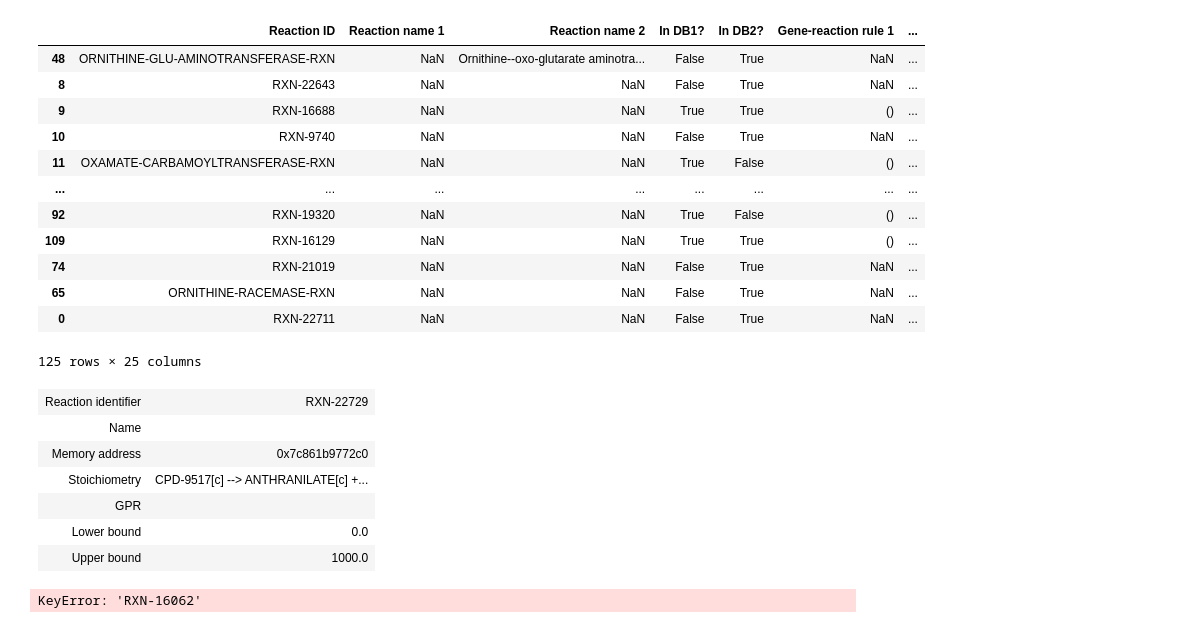
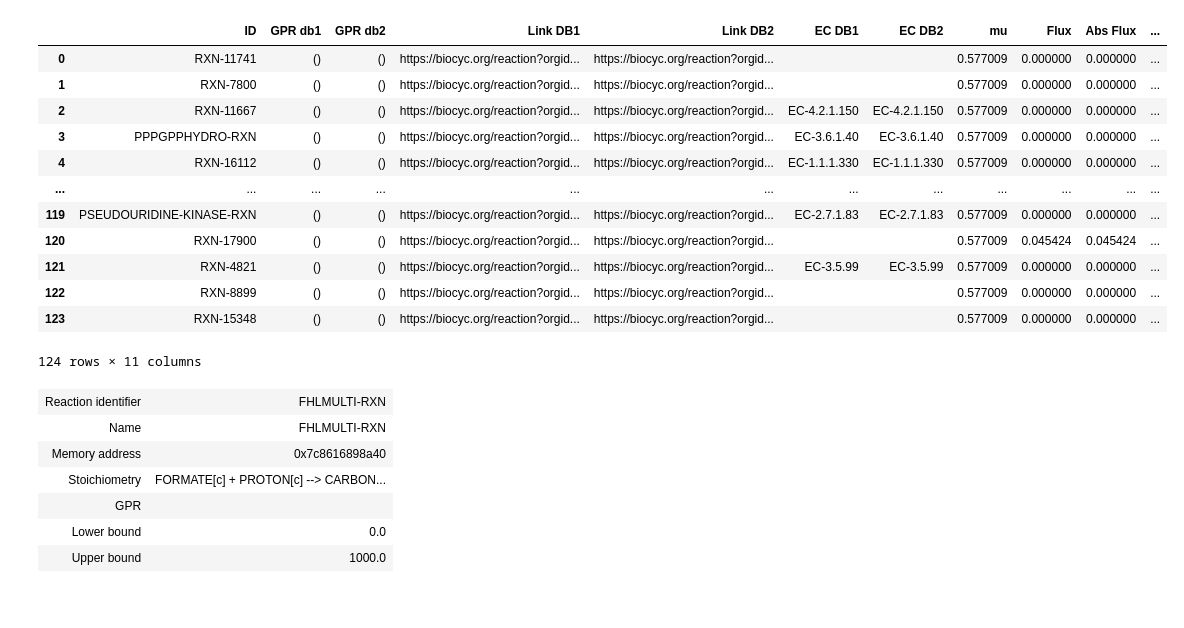
Before and after one commit to C-CoMP-STC/rpom-fba, a Jupyter notebook: notebooks/gap_filling_detection.ipynb, the cells around one changed output. Cells and saved outputs as stored; diff of their text form; code cells hidden in the pictures.

```diff
--- a/notebooks/gap_filling_detection.ipynb
+++ b/notebooks/gap_filling_detection.ipynb
@@ -82,3 +78,15 @@ gap_filled_in_model
+# %%
+# Filter to reactions that are
+# 1) in the model, and
+# 2) with no genes in either DB.
+
+all_gprs = gprs1.merge(gprs2, left_on="ID", right_on="ID", suffixes=[" db1", " db2"], how="outer")
+gprs_in_model = all_gprs[[rxnid in model.reactions for rxnid in all_gprs["ID"]]]
+
+gap_filled_in_model = gprs_in_model[[
+    (pd.isna(gpr1) or gpr1 == "()") and (pd.isna(gpr2) or gpr2 == "()")
+    for _, (_, gpr1, gpr2) in gprs_in_model.iterrows()
+]]
 # %%
 # Rank by growth impact of deletion on glucose growth
 with model:
@@ -87,7 +95,7 @@ with model:
     baseline_mu = model.optimize()
 
     growth_rates = {}
-    for rxn in gap_filled_in_model["Reaction ID"]:
+    for rxn in gap_filled_in_model["ID"]:
         with model:
             model.reactions.get_by_id(rxn).bounds = (0.,0.)
             growth_rates[rxn] = model.optimize().objective_value
@@ -108,36 +116,48 @@ ax.hist(growth_rates.values(), bins=20)
 # %%
 result = gap_filled_in_model.copy()
+
+# Links to biocyc
+result = result.merge(pd.DataFrame([
+    {"ID": rxnid,
+     "Link DB1": f"https://biocyc.org/reaction?orgid=RUEGERIA_POMEROYI_DSS3&id={rxnid}",
+     "Link DB2" : f"https://biocyc.org/reaction?orgid=GCF_000011965&id={rxnid}"}
+    for rxnid in result["ID"]]),
+    left_on="ID", right_on="ID")
+
+# EC numbers
+result = result.merge(ec_db1, on="ID").merge(ec_db2, on="ID")
+
+# Model data
 result = result.merge(pd.DataFrame([{"ID" : rxn, "mu" : mu} for rxn, mu in growth_rates.items()]),
-             left_on="Reaction ID", right_on="ID")
-result["Flux"] = [baseline_mu[rxn] for rxn in result["Reaction ID"]]
+             left_on="ID", right_on="ID")
+result["Flux"] = [baseline_mu[rxn] for rxn in result["ID"]]
 result["Abs Flux"] = result["Flux"].abs()
 result["Fold-Change"] = result["mu"] / baseline_mu.objective_value
 result.sort_values("Abs Flux", ascending=False).sort_values("Fold-Change")
+
+
+result
 # %% [output]
-|  | Reaction ID | Reaction name 1 | Reaction name 2 | In DB1? | In DB2? | Gene-reaction rule 1 | ... |
-| 48 | ORNITHINE-GLU-AMINOTRANSFERASE-RXN | NaN | Ornithine--oxo-glutarate aminotra... | False | True | NaN | ... |
-| 8 | RXN-22643 | NaN | NaN | False | True | NaN | ... |
-| 9 | RXN-16688 | NaN | NaN | True | True | () | ... |
-| 10 | RXN-9740 | NaN | NaN | False | True | NaN | ... |
-| 11 | OXAMATE-CARBAMOYLTRANSFERASE-RXN | NaN | NaN | True | False | () | ... |
-| ... | ... | ... | ... | ... | ... | ... | ... |
-| 92 | RXN-19320 | NaN | NaN | True | False | () | ... |
-| 109 | RXN-16129 | NaN | NaN | True | True | () | ... |
-| 74 | RXN-21019 | NaN | NaN | False | True | NaN | ... |
-| 65 | ORNITHINE-RACEMASE-RXN | NaN | NaN | False | True | NaN | ... |
-| 0 | RXN-22711 | NaN | NaN | False | True | NaN | ... |
+|  | ID | GPR db1 | GPR db2 | Link DB1 | Link DB2 | EC DB1 | EC DB2 | mu | Flux | Abs Flux | ... |
+| 0 | RXN-11741 | () | () | https://biocyc.org/reaction?orgid... | https://biocyc.org/reaction?orgid... |  |  | 0.577009 | 0.000000 | 0.000000 | ... |
+| 1 | RXN-7800 | () | () | https://biocyc.org/reaction?orgid... | https://biocyc.org/reaction?orgid... |  |  | 0.577009 | 0.000000 | 0.000000 | ... |
+| 2 | RXN-11667 | () | () | https://biocyc.org/reaction?orgid... | https://biocyc.org/reaction?orgid... | EC-4.2.1.150 | EC-4.2.1.150 | 0.577009 | 0.000000 | 0.000000 | ... |
+| 3 | PPPGPPHYDRO-RXN | () | () | https://biocyc.org/reaction?orgid... | https://biocyc.org/reaction?orgid... | EC-3.6.1.40 | EC-3.6.1.40 | 0.577009 | 0.000000 | 0.000000 | ... |
+| 4 | RXN-16112 | () | () | https://biocyc.org/reaction?orgid... | https://biocyc.org/reaction?orgid... | EC-1.1.1.330 | EC-1.1.1.330 | 0.577009 | 0.000000 | 0.000000 | ... |
+| ... | ... | ... | ... | ... | ... | ... | ... | ... | ... | ... | ... |
+| 119 | PSEUDOURIDINE-KINASE-RXN | () | () | https://biocyc.org/reaction?orgid... | https://biocyc.org/reaction?orgid... | EC-2.7.1.83 | EC-2.7.1.83 | 0.577009 | 0.000000 | 0.000000 | ... |
+| 120 | RXN-17900 | () | () | https://biocyc.org/reaction?orgid... | https://biocyc.org/reaction?orgid... |  |  | 0.577009 | 0.045424 | 0.045424 | ... |
+| 121 | RXN-4821 | () | () | https://biocyc.org/reaction?orgid... | https://biocyc.org/reaction?orgid... | EC-3.5.99 | EC-3.5.99 | 0.577009 | 0.000000 | 0.000000 | ... |
+| 122 | RXN-8899 | () | () | https://biocyc.org/reaction?orgid... | https://biocyc.org/reaction?orgid... |  |  | 0.577009 | 0.000000 | 0.000000 | ... |
+| 123 | RXN-15348 | () | () | https://biocyc.org/reaction?orgid... | https://biocyc.org/reaction?orgid... |  |  | 0.577009 | 0.000000 | 0.000000 | ... |
-125 rows × 25 columns
+124 rows × 11 columns
 # %%
-model.reactions.get_by_id("RXN-22729")
+model.reactions.get_by_id("FHLMULTI-RXN")
 # %% [output]
-| Reaction identifier | RXN-22729 |
-| Name |  |
-| Memory address | 0x7c861b9772c0 |
-| Stoichiometry | CPD-9517[c] --> ANTHRANILATE[c] +... |
+| Reaction identifier | FHLMULTI-RXN |
+| Name | FHLMULTI-RXN |
+| Memory address | 0x7c8616898a40 |
+| Stoichiometry | FORMATE[c] + PROTON[c] --> CARBON... |
 | GPR |  |
 | Lower bound | 0.0 |
 | Upper bound | 1000.0 |
-# %%
-model.reactions.get_by_id("RXN-16062")
-# %% [output]
-KeyError: 'RXN-16062'
```
Also changed, not shown: parts of 9 cells of this notebook, 10 other files.
